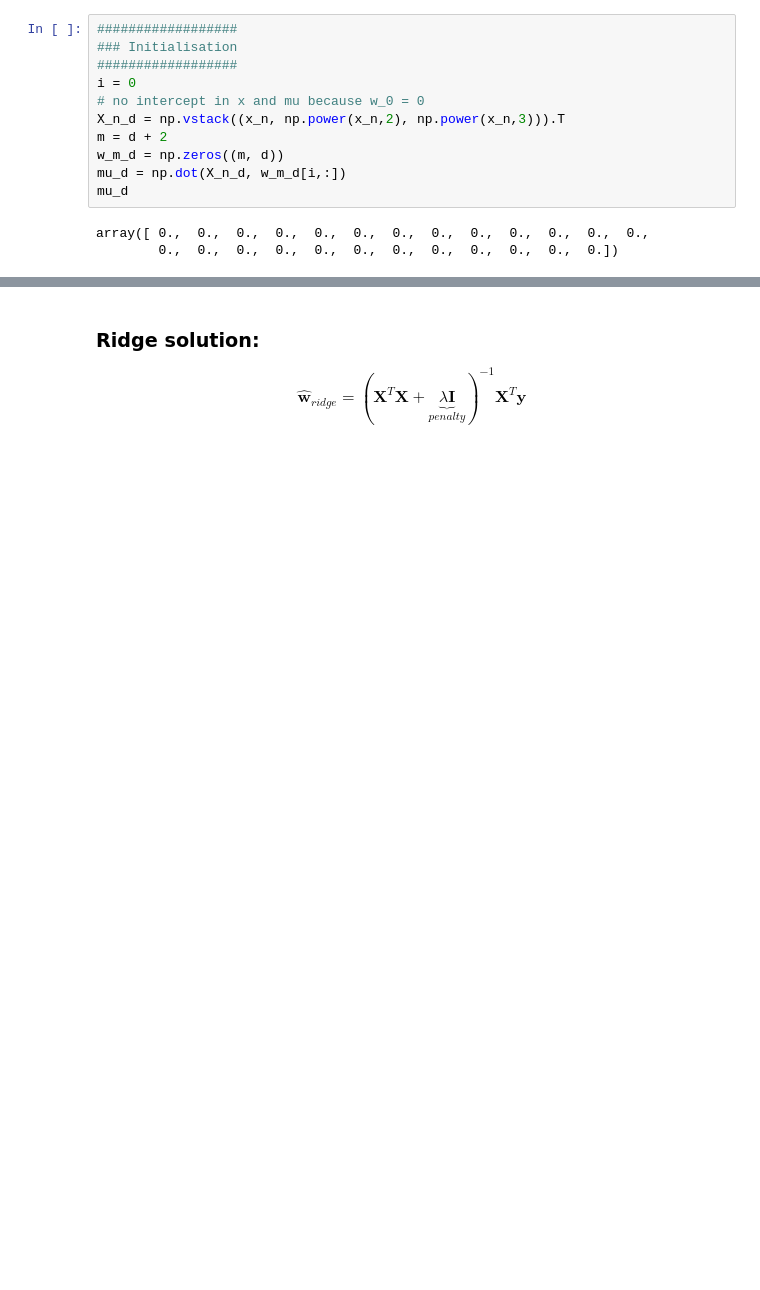
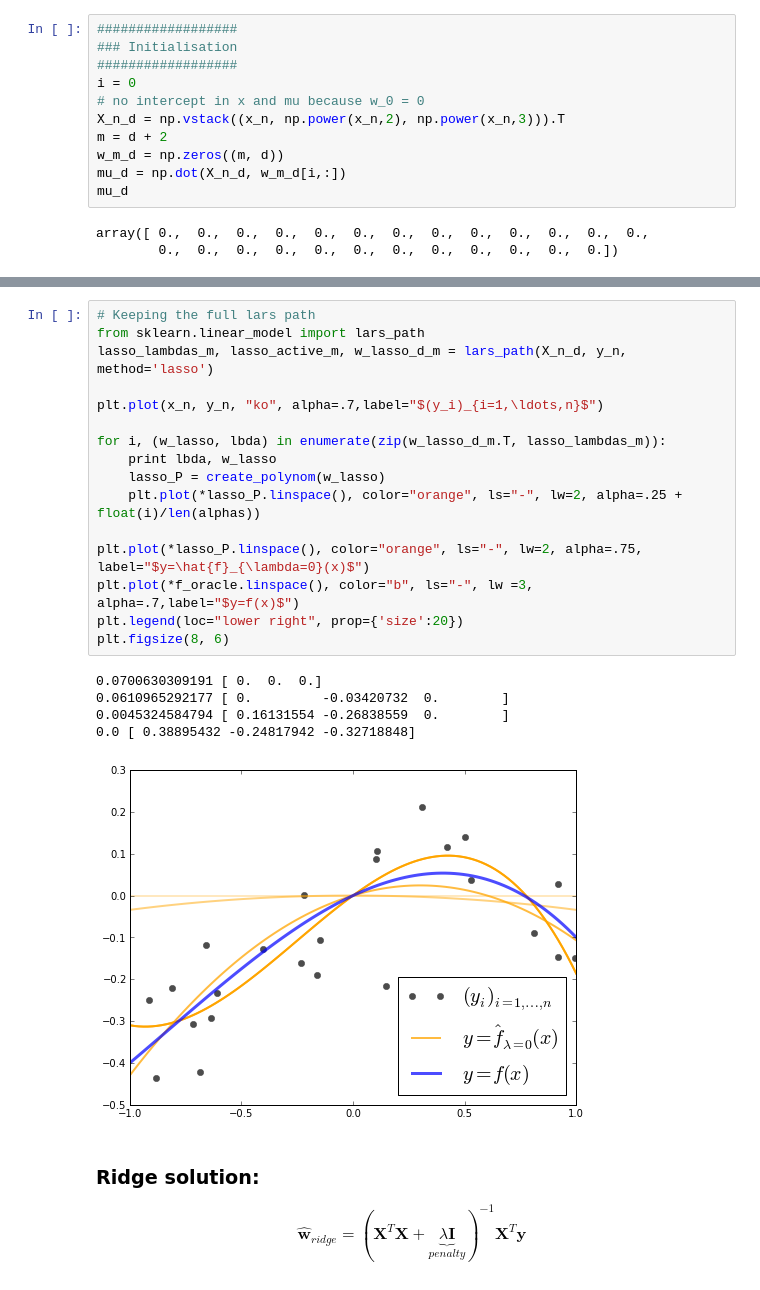
Before and after one commit to pilipolio/20130624_RegressionAndBiasVarianceTalk, a Jupyter notebook: LinearRegression.ipynb, the cells around one changed output, grey strips where cells are left out. Drawn from its saved outputs; the diff is of its cells as text; blank space fills up the shorter version.

Commit message:
Added lasso path with sklearn on toy data.

```diff
--- a/LinearRegression.ipynb
+++ b/LinearRegression.ipynb
@@ -132,6 +131,28 @@ w_d ([ 0.05356124 -0.24505991  0.25002926])= w_d ([ 0.         -0.24505991  0.25
 - $\hat{\mu} \rightarrow \hat{\mu} + \gamma \ \text{sign} (\hat{c_j}) \ \mathbf{x}_\hat{j}$
 
 ![caption](http://qph.is.quoracdn.net/main-qimg-2711e62e4d96a8032ac8506a6771587b)
+# %%
+# Keeping the full lars path
+from sklearn.linear_model import lars_path
+lasso_lambdas_m, lasso_active_m, w_lasso_d_m = lars_path(X_n_d, y_n, method='lasso')
+
+plt.plot(x_n, y_n, "ko", alpha=.7,label="$(y_i)_{i=1,\ldots,n}$")
+
+for i, (w_lasso, lbda) in enumerate(zip(w_lasso_d_m.T, lasso_lambdas_m)):
+    print lbda, w_lasso
+    lasso_P = create_polynom(w_lasso)
+    plt.plot(*lasso_P.linspace(), color="orange", ls="-", lw=2, alpha=.25 + float(i)/len(alphas))
+
+plt.plot(*lasso_P.linspace(), color="orange", ls="-", lw=2, alpha=.75, label="$y=\hat{f}_{\lambda=0}(x)$")
+plt.plot(*f_oracle.linspace(), color="b", ls="-", lw =3, alpha=.7,label="$y=f(x)$")
+plt.legend(loc="lower right", prop={'size':20})
+plt.figsize(8, 6)
+# %% [output]
+0.0700630309191 [ 0.  0.  0.]
+0.0610965292177 [ 0.         -0.03420732  0.        ]
+0.0045324584794 [ 0.16131554 -0.26838559  0.        ]
+0.0 [ 0.38895432 -0.24817942 -0.32718848]
+[figure, added]
 # %% [markdown]
 ### Ridge solution:
 
```
Also changed, not shown: parts of 7 cells of this notebook, 1 other file.
